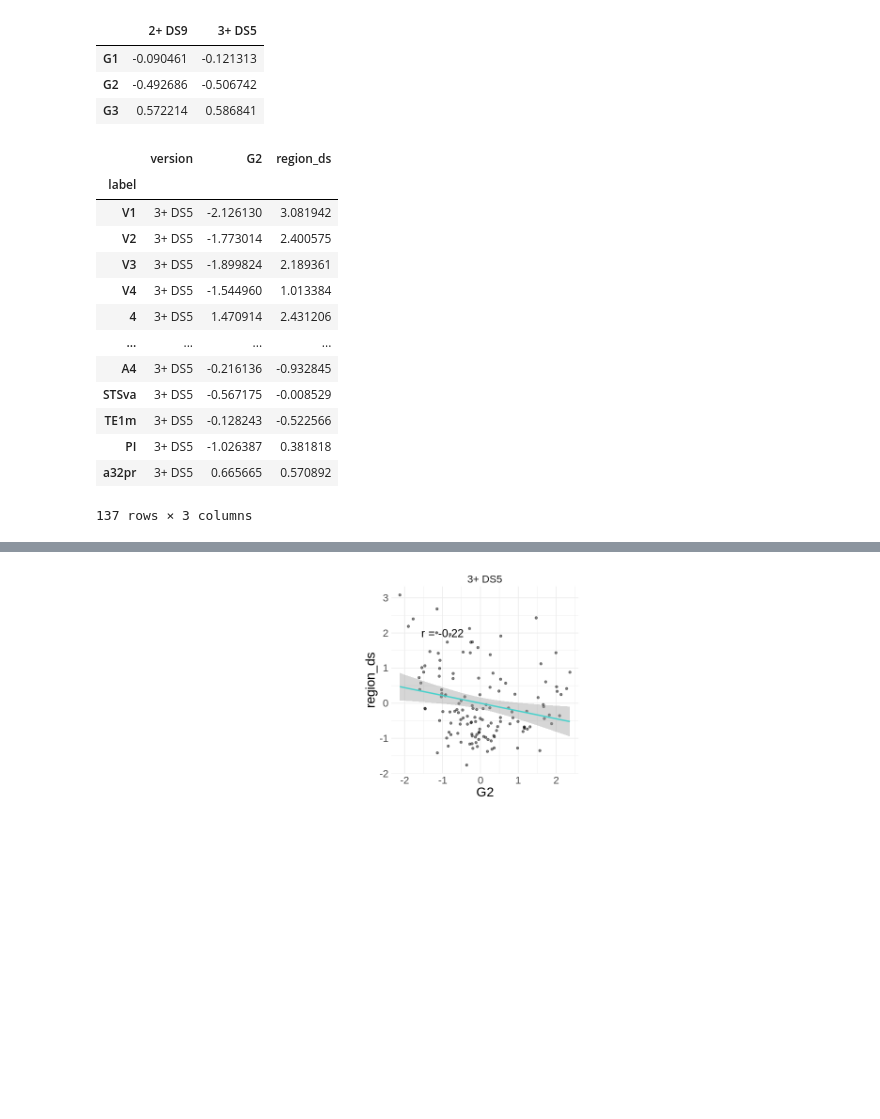
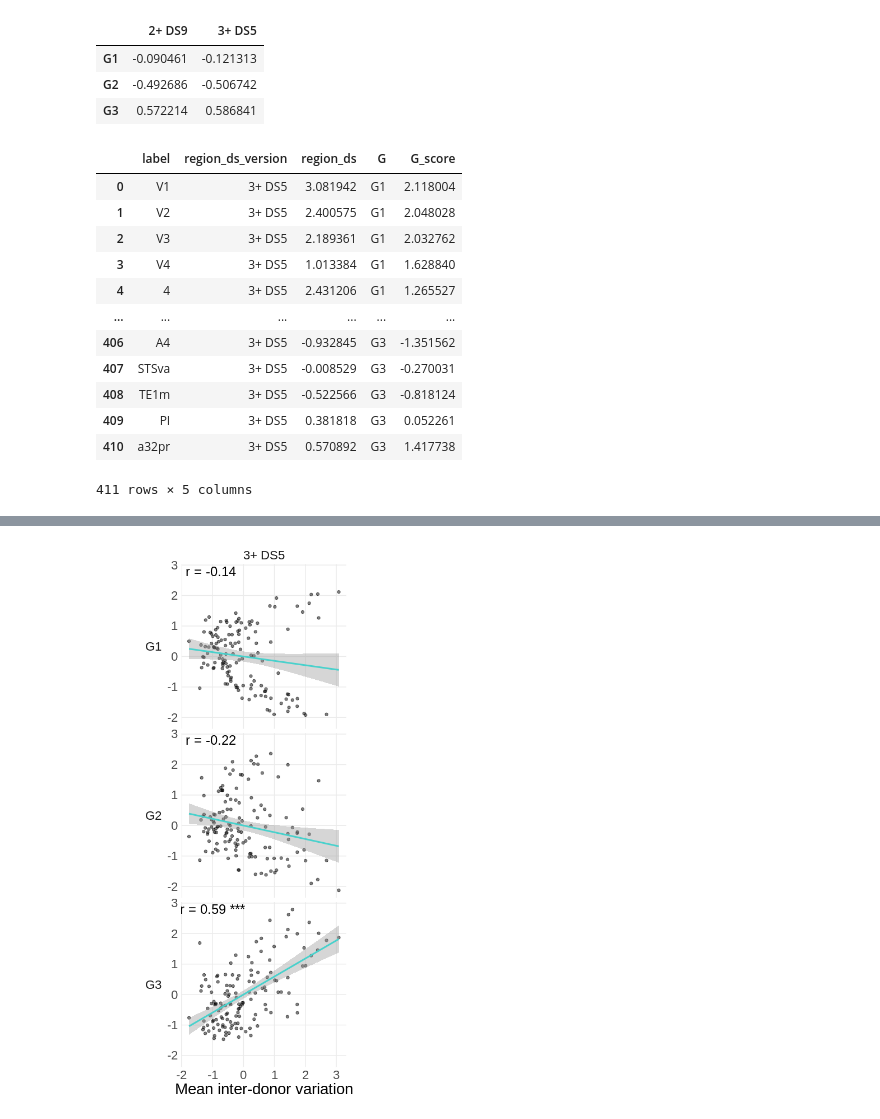
Before and after one commit to richardajdear/AHBA_gradients, a Jupyter notebook: notebooks/region_DS.ipynb, the cells around one changed output, grey strips where cells are left out. Drawn from its saved outputs; the diff is of its cells as text; code cells hidden in the pictures; blank space fills up the shorter version.

```diff
--- a/notebooks/region_DS.ipynb
+++ b/notebooks/region_DS.ipynb
@@ -139,54 +139,63 @@ dm_hcp_ds9.clean_scores().set_index('label').join(region_ds.set_index('label')).
 | G2 | -0.492686 | -0.506742 |
 | G3 | 0.572214 | 0.586841 |
 # %%
-def make_scatter(version, region_ds_version):
+def make_scatter(version, region_ds):
     out = (
         version.clean_scores().set_index('label')
         .join(region_ds.set_index('label'))
-        .loc[:,['G2', region_ds_version]]
-        .rename({region_ds_version:'region_ds'},axis=1)
+        .reset_index()
+        .melt(id_vars=['label','G1','G2','G3'], value_name='region_ds', var_name='region_ds_version')
+        .melt(id_vars=['label','region_ds_version','region_ds'], value_name='G_score', var_name='G')
+        # .loc[:,['G2', region_ds_version]]
+        # .rename({region_ds_version:'region_ds'},axis=1)
     )
     return out
 
-region_ds_scatter = {
-    # 'DS9': make_scatter(dm_hcp_ds9, '2+ DS9'),
-    '3+ DS5': make_scatter(dm_hcp_3d_ds5, '3+ DS5')
-}
+# region_ds_scatter = {
+#     # 'DS9': make_scatter(dm_hcp_ds9, '2+ DS9'),
+#     '3+ DS5': make_scatter(dm_hcp_3d_ds5, '3+ DS5')
+# }
 
-region_ds_scatter = (
-    pd.concat(region_ds_scatter)
-    .reset_index(0).rename({'level_0':'version'},axis=1)
-)
+# region_ds_scatter = (
+#     pd.concat(region_ds_scatter)
+#     .reset_index(0).rename({'level_0':'version'},axis=1)
+# )
+region_ds_scatter = make_scatter(dm_hcp_3d_ds5, region_ds.drop('2+ DS9', axis=1))
 region_ds_scatter
 # %% [output]
-|  | version | G2 | region_ds |
-| label |  |  |  |
-| V1 | 3+ DS5 | -2.126130 | 3.081942 |
-| V2 | 3+ DS5 | -1.773014 | 2.400575 |
-| V3 | 3+ DS5 | -1.899824 | 2.189361 |
-| V4 | 3+ DS5 | -1.544960 | 1.013384 |
-| 4 | 3+ DS5 | 1.470914 | 2.431206 |
-| ... | ... | ... | ... |
-| A4 | 3+ DS5 | -0.216136 | -0.932845 |
-| STSva | 3+ DS5 | -0.567175 | -0.008529 |
-| TE1m | 3+ DS5 | -0.128243 | -0.522566 |
-| PI | 3+ DS5 | -1.026387 | 0.381818 |
-| a32pr | 3+ DS5 | 0.665665 | 0.570892 |
+|  | label | region_ds_version | region_ds | G | G_score |
+| 0 | V1 | 3+ DS5 | 3.081942 | G1 | 2.118004 |
+| 1 | V2 | 3+ DS5 | 2.400575 | G1 | 2.048028 |
+| 2 | V3 | 3+ DS5 | 2.189361 | G1 | 2.032762 |
+| 3 | V4 | 3+ DS5 | 1.013384 | G1 | 1.628840 |
+| 4 | 4 | 3+ DS5 | 2.431206 | G1 | 1.265527 |
+| ... | ... | ... | ... | ... | ... |
+| 406 | A4 | 3+ DS5 | -0.932845 | G3 | -1.351562 |
+| 407 | STSva | 3+ DS5 | -0.008529 | G3 | -0.270031 |
+| 408 | TE1m | 3+ DS5 | -0.522566 | G3 | -0.818124 |
+| 409 | PI | 3+ DS5 | 0.381818 | G3 | 0.052261 |
+| 410 | a32pr | 3+ DS5 | 0.570892 | G3 | 1.417738 |
-137 rows × 3 columns
+411 rows × 5 columns
 # %%
-%%R -w 16 -h 5 --units in -r 100 -i region_ds_scatter
+%%R -w 5 -h 10 --units in -r 100 -i region_ds_scatter
 corrs <- region_ds_scatter %>%
-    group_by(version) %>% summarize(cor(G2, region_ds, use='p')) %>%
-    mutate(version = factor(version, ordered=T, levels=unique(.$version)))
-names(corrs) <- c('version', 'r')
+    group_by(region_ds_version, G) %>% summarize(cor(G_score, region_ds, use='p')) %>%
+    mutate(sig = c('', '', '***'))
+    # mutate(version = factor(version, ordered=T, levels=unique(.$version)))
+names(corrs) <- c('region_ds_version', 'G', 'r', 'sig')
 
 region_ds_scatter %>%
-mutate(version = factor(version, ordered=T, levels=unique(.$version))) %>%
-ggplot(aes(x=G2, y=region_ds)) +
-facet_wrap(~version) +
+# mutate(version = factor(version, ordered=T, levels=unique(.$version))) %>%
+ggplot(aes(x=region_ds, y=G_score)) +
+facet_grid(G~region_ds_version, switch='y') +
 geom_point(alpha=.5) +
 geom_smooth(color='mediumturquoise', method='lm') +
-geom_text(data=corrs, x=-1, y=2, aes(label=paste('r =', round(r, 2))), size=6) +
+geom_text(data=corrs, x=-1, y=2.8, aes(label=paste('r =', round(r, 2), sig)), size=6) +
+ylab('') + xlab('Mean inter-donor variation') +
 theme_minimal() +
-theme(aspect.ratio=1, text=element_text(size=20), panel.spacing=unit(18, 'lines'))
+theme(aspect.ratio=1,
+      strip.placement='outside',
+      strip.text.y.left=element_text(angle=0),
+      panel.grid.minor = element_blank(),
+      text=element_text(size=20))#, panel.spacing=unit(18, 'lines'))
 # %% [output]
@@ -194,2 +204,2 @@ WARNING: R[write to console]: `geom_smooth()` using formula = 'y ~ x'
-[figure, old version]
+[figure, new version]
 # %%
```
Also changed, not shown: parts of 5 cells of this notebook, 12 other files.
